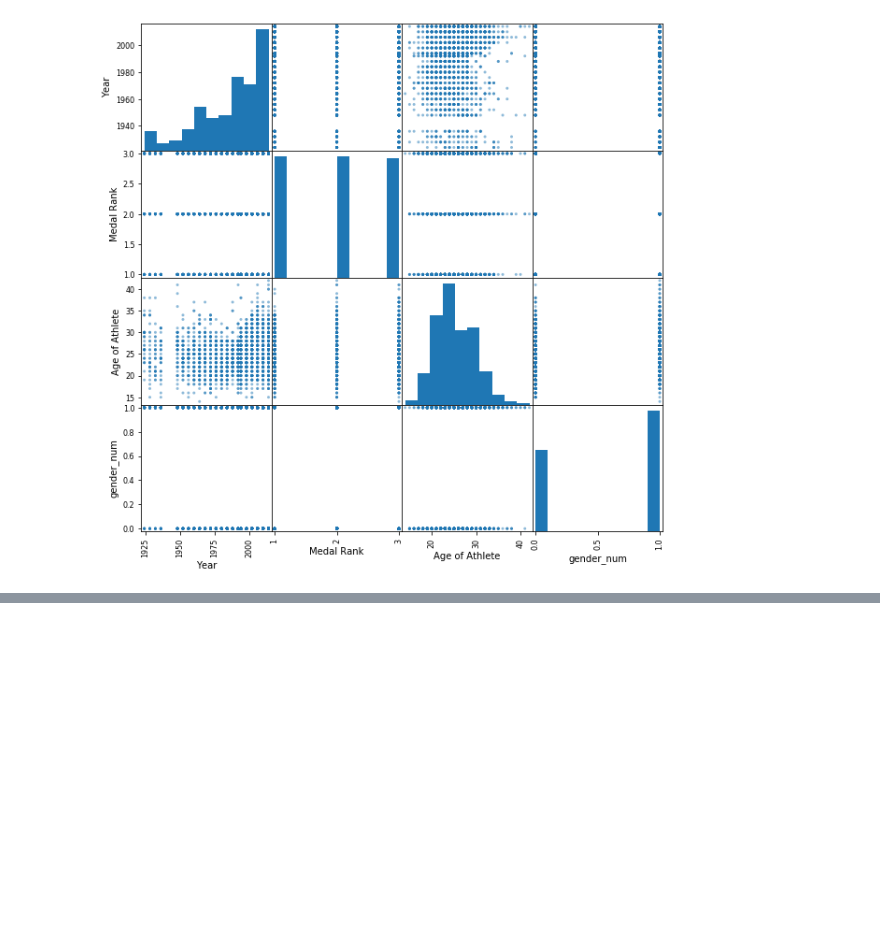
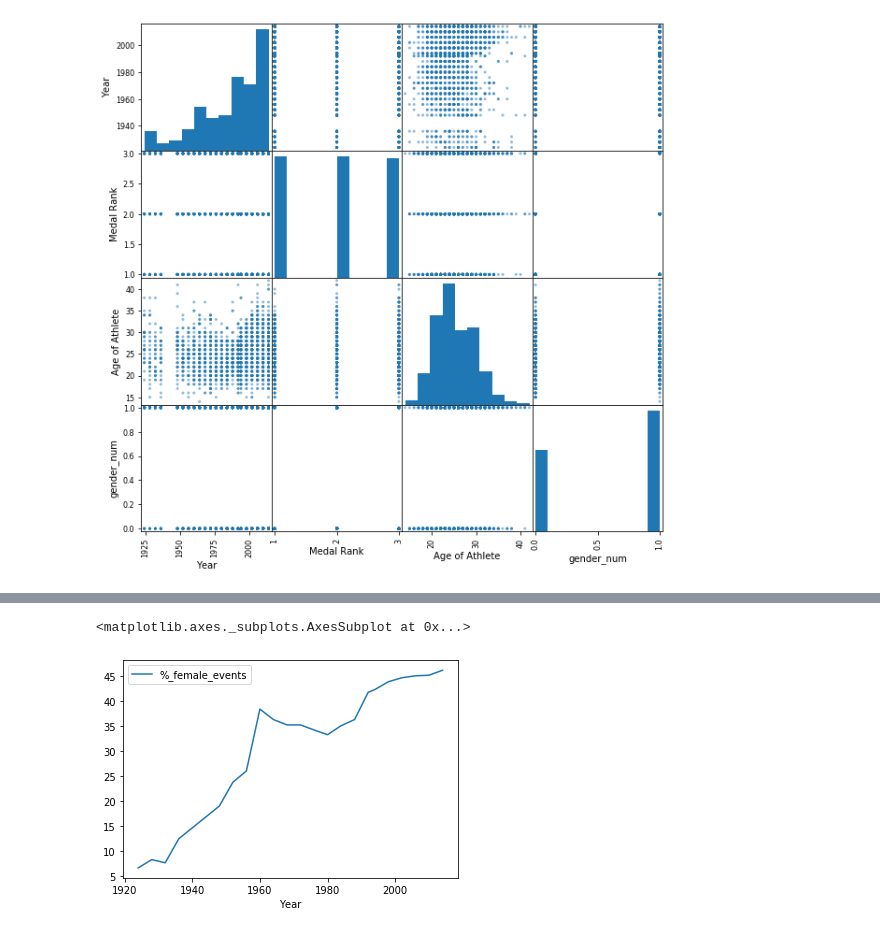
Before and after one commit to woodmc10/winter-olympics, a Jupyter notebook: notebooks/EDA.ipynb, the cells around one changed output, grey strips where cells are left out. Saved outputs shown, nothing was run; the diff lists cells and outputs as text; code cells hidden in the pictures; blank space fills up the shorter version.

Commit message:
winter olympic plots

```diff
--- a/notebooks/EDA.ipynb
+++ b/notebooks/EDA.ipynb
@@ -108,0 +166,4 @@ array([[<matplotlib.axes._subplots.AxesSubplot object at 0x...>,
+# %%
+df_gender_by_year.reset_index(inplace=True)
+# %%
+df_gender_by_year = df_gender_by_year.groupby('Year').sum()
@@ -108,0 +180,3 @@ array([[<matplotlib.axes._subplots.AxesSubplot object at 0x...>,
+# %%
+df_gender_by_year.rename(columns={"gender_male": "male_events", "gender_female": "female_events"}, inplace=True)
+df_gender_by_year.head()
@@ -108,0 +191,3 @@ array([[<matplotlib.axes._subplots.AxesSubplot object at 0x...>,
+# %%
+df_gender_by_year['total_events'] = df_gender_by_year['male_events'] + df_gender_by_year['female_events']
+df_gender_by_year['%_female_events'] = df_gender_by_year['female_events']/df_gender_by_year['total_events'] * 100
@@ -108,0 +204,5 @@ array([[<matplotlib.axes._subplots.AxesSubplot object at 0x...>,
+# %%
+df_gender_by_year.plot(y='%_female_events')
+# %% [output]
+<matplotlib.axes._subplots.AxesSubplot at 0x...>
+[figure, added]
```
Also changed, not shown: parts of 34 cells of this notebook, 9 other files.
